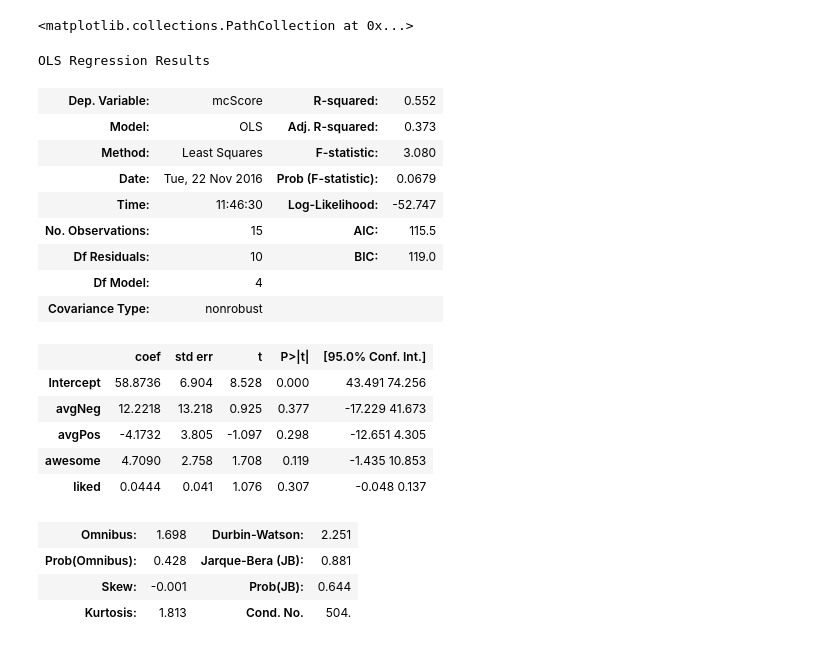
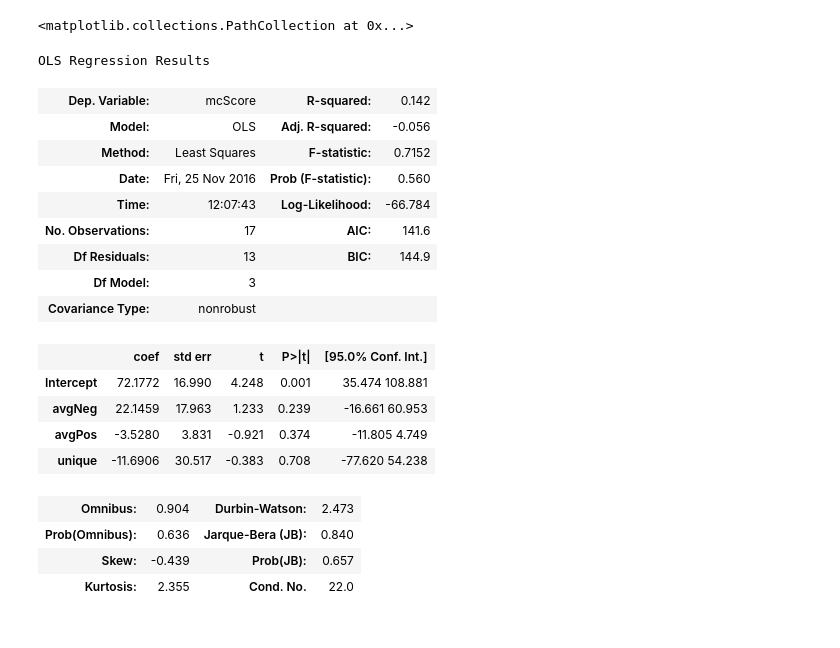
Before and after one commit to amspies/cse408, a Jupyter notebook: P3/Code/Model_Building_Notebook.ipynb, the cells around one changed output. Drawn from its saved outputs; the diff is of its cells as text; code cells hidden in the pictures.

Commit message:
Made updates to code and model. Got more data. Worked on first part of the report.

```diff
--- a/P3/Code/Model_Building_Notebook.ipynb
+++ b/P3/Code/Model_Building_Notebook.ipynb
@@ -39,7 +22,7 @@ from stop_words import get_stop_words
 from nltk.tokenize import RegexpTokenizer
 
 #Change to data folder
-os.chdir('../Data')
+os.chdir('../Tweets')
 #Get list of all tweets
 filenames = os.listdir(os.getcwd())
 #Arrays to track each type of metric
@@ -47,8 +30,9 @@ names = []
 uniquePercent = []
 avgPosScore = []
 avgNegScore = []
+avgUniquePosScore = []
+avgUniqueNegScore = []
 wordCounts = []
-mcScore = [54,81,74,53,62,92,72,77,65,71,78,86,88,56,84]
 en_stop = get_stop_words('en')
 tokenizer = RegexpTokenizer(r'\w+')
 #For each filename in the file
@@ -57,6 +41,8 @@ for filename in filenames:
     tweet_remove = ['rt','co']
     totalPos = 0.0
     totalNeg = 0.0
+    totalUniquePos = 0.0
+    totalUniqueNeg = 0.0
     unique = []
     #Get the name of the project
     name = filename.split(".")[0]
@@ -68,6 +54,8 @@ for filename in filenames:
     totalNum = len(listOfTweets)
     #For each row in the dataframe
     for index, row in listOfTweets.iterrows():
+        #Have Variable to check if unique
+        isItUnique = False
         #Get the tweet
         tweet = row[0]
         #Set to lower and split the tweet into parts
@@ -79,6 +67,7 @@ for filename in filenames:
         tweet_parts = [i for i in tweet_parts if not i in tweet_remove]
         if tweet_parts not in unique:
             unique.append(tweet_parts)
+            isItUnique = True
         for part in tweet_parts:
             if part in sentimentDict:
                 if part in currentWordDoc:
@@ -88,14 +77,25 @@ for filename in filenames:
                 currentScore = sentimentDict[part]
                 if currentScore < 0:
                     totalNeg -= currentScore
+                    if isItUnique:
+                        totalUniqueNeg -= currentScore
                 else:
                     totalPos += currentScore
+                    if isItUnique:
+                        totalUniquePos += currentScore
     names.append(name.replace("_"," "))
     avgPosScore.append(totalPos / float(totalNum))
     avgNegScore.append(totalNeg / float(totalNum))
     uniquePercent.append(float(len(unique))/float(totalNum))
+    avgUniquePosScore.append(totalUniquePos/float(len(unique)))
+    avgUniqueNegScore.append(totalUniqueNeg/float(len(unique)))
     wordCounts.append(currentWordDoc)
-dataDF = {'names':names, 'avgPos': avgPosScore, 'avgNeg': avgNegScore, 'unique':uniquePercent, 'mcScore':mcScore}
+mcScore = [0] * len(names)
+with open("../MCScores/MCScores.txt") as scoreFile:
+    for line in scoreFile:
+        lineArray = line.split(",")
+        mcScore[names.index(lineArray[0])] = int(lineArray[1])
+dataDF = {'names':names, 'avgPos': avgPosScore, 'avgNeg': avgNegScore, 'unique':uniquePercent, 'mcScore':mcScore,'avgUniquePosScore':avgUniquePosScore,'avgUniqueNegScore':avgUniqueNegScore}
 dataDF = pd.DataFrame(dataDF)
 print(dataDF)
 # %% [output]
@@ -177,7 +173,7 @@ len(uniqueKeys)
 # %%
 i = 0
 for count in wordCounts:
-    currentVect = [mcScore[i]]
+    currentVect = [mcScore[i],names[i],avgPosScore[i],avgNegScore[i],uniquePercent[i]]
     i += 1
     for key in uniqueKeys:
         if key in count:
@@ -192,5 +188,5 @@ documentMatrix[1][0]
 # %%
-labels = ["mcScore"] + uniqueKeys
+labels = ["mcScore","names","avgPos","avgNeg","unique"] + uniqueKeys
 # %%
 docMatrixDF = pd.DataFrame(documentMatrix)
 docMatrixDF.columns = labels
@@ -246,28 +242,27 @@ total = docMatrixDF.join(dataDF.set_index('mcScore'), on='mcScore')
 # %%
 import statsmodels.formula.api as smf
-lm = smf.ols(formula='mcScore ~ avgNeg + avgPos + awesome+ liked', data=total).fit()
+lm = smf.ols(formula='mcScore ~ avgNeg + avgPos + unique', data=docMatrixDF).fit()
 lm.summary()
 # %% [output]
 OLS Regression Results
-| Dep. Variable: | mcScore | R-squared: | 0.552 |
-| Model: | OLS | Adj. R-squared: | 0.373 |
-| Method: | Least Squares | F-statistic: | 3.080 |
-| Date: | Tue, 22 Nov 2016 | Prob (F-statistic): | 0.0679 |
-| Time: | 11:46:30 | Log-Likelihood: | -52.747 |
-| No. Observations: | 15 | AIC: | 115.5 |
-| Df Residuals: | 10 | BIC: | 119.0 |
-| Df Model: | 4 |  |  |
+| Dep. Variable: | mcScore | R-squared: | 0.142 |
+| Model: | OLS | Adj. R-squared: | -0.056 |
+| Method: | Least Squares | F-statistic: | 0.7152 |
+| Date: | Fri, 25 Nov 2016 | Prob (F-statistic): | 0.560 |
+| Time: | 12:07:43 | Log-Likelihood: | -66.784 |
+| No. Observations: | 17 | AIC: | 141.6 |
+| Df Residuals: | 13 | BIC: | 144.9 |
+| Df Model: | 3 |  |  |
 | Covariance Type: | nonrobust |  |  |
 |  | coef | std err | t | P>|t| | [95.0% Conf. Int.] |
-| Intercept | 58.8736 | 6.904 | 8.528 | 0.000 | 43.491 74.256 |
-| avgNeg | 12.2218 | 13.218 | 0.925 | 0.377 | -17.229 41.673 |
-| avgPos | -4.1732 | 3.805 | -1.097 | 0.298 | -12.651 4.305 |
-| awesome | 4.7090 | 2.758 | 1.708 | 0.119 | -1.435 10.853 |
-| liked | 0.0444 | 0.041 | 1.076 | 0.307 | -0.048 0.137 |
+| Intercept | 72.1772 | 16.990 | 4.248 | 0.001 | 35.474 108.881 |
+| avgNeg | 22.1459 | 17.963 | 1.233 | 0.239 | -16.661 60.953 |
+| avgPos | -3.5280 | 3.831 | -0.921 | 0.374 | -11.805 4.749 |
+| unique | -11.6906 | 30.517 | -0.383 | 0.708 | -77.620 54.238 |
-| Omnibus: | 1.698 | Durbin-Watson: | 2.251 |
-| Prob(Omnibus): | 0.428 | Jarque-Bera (JB): | 0.881 |
-| Skew: | -0.001 | Prob(JB): | 0.644 |
-| Kurtosis: | 1.813 | Cond. No. | 504. |
+| Omnibus: | 0.904 | Durbin-Watson: | 2.473 |
+| Prob(Omnibus): | 0.636 | Jarque-Bera (JB): | 0.840 |
+| Skew: | -0.439 | Prob(JB): | 0.657 |
+| Kurtosis: | 2.355 | Cond. No. | 22.0 |
 # %%
 docMatrixDF
 # %% [output]
```
Also changed, not shown: parts of 14 cells of this notebook, 28 other files.
